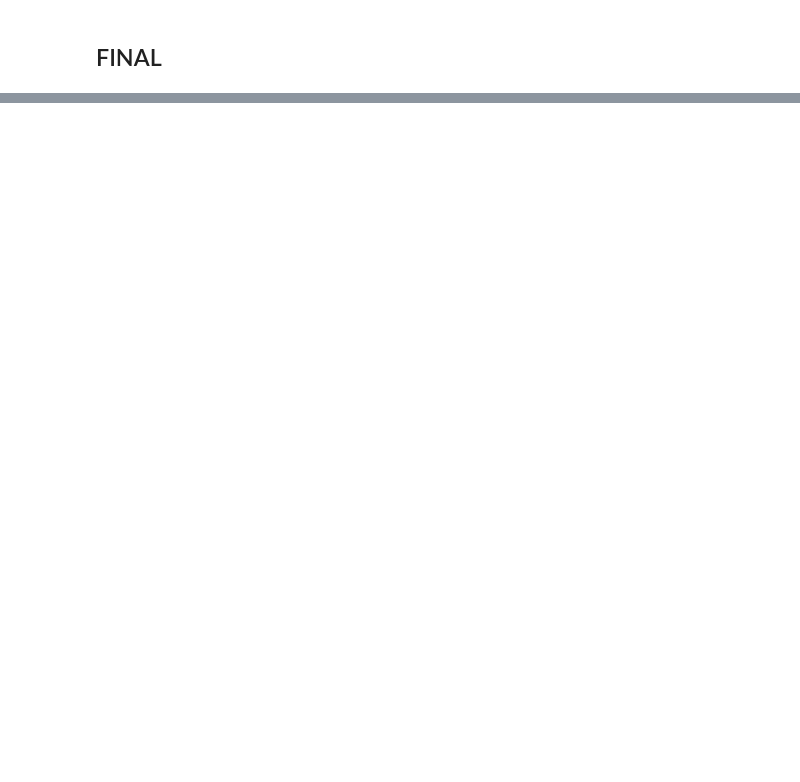
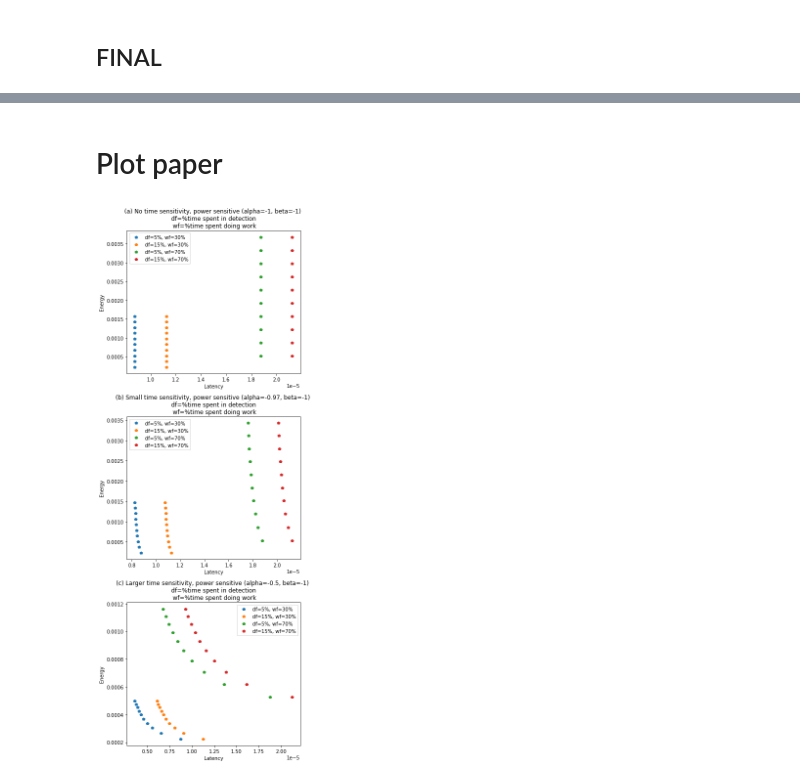
Before and after one commit to awadyn/nic-tuning-experiments, a Jupyter notebook: analysis/Simple models.ipynb, the cells around one changed output, grey strips where cells are left out. Cells and saved outputs as stored; diff of their text form; code cells hidden in the pictures; blank space fills up the shorter version.

```diff
--- a/analysis/Simple models.ipynb
+++ b/analysis/Simple models.ipynb
@@ -272,0 +295,17 @@ plt.savefig('model_plots.png')
+# %% [markdown]
+# Plot paper
+# %%
+plt.rcParams['figure.figsize'] = (6.0, 16.0)
+fig, ax_list = plt.subplots(nrows = 3)
+
+counter = 0
+#for alpha, beta in [(-1, -1), (-0.5, -1), (-0.25, -1), (-0.1,-1), (-0.05, -1), (0, -1)]:
+for alpha, beta in [(-1, -1), (-0.97, -1), (-0.5, -1)]:
+    for itr_frac, max_busy_frac in [(0.05, 0.3), (0.15, 0.3), (0.05, 0.7), (0.15, 0.7)]:
+        make_plot(ax_list[counter], itr_frac=itr_frac, dvfs=np.arange(1, 11), max_busy_frac=max_busy_frac, alpha=alpha, beta=beta)
+    counter += 1
+plt.tight_layout()
+
+plt.savefig('model_plots.png')
+# %% [output]
+[figure, added]
```
Also changed, not shown: parts of 4 cells of this notebook.
